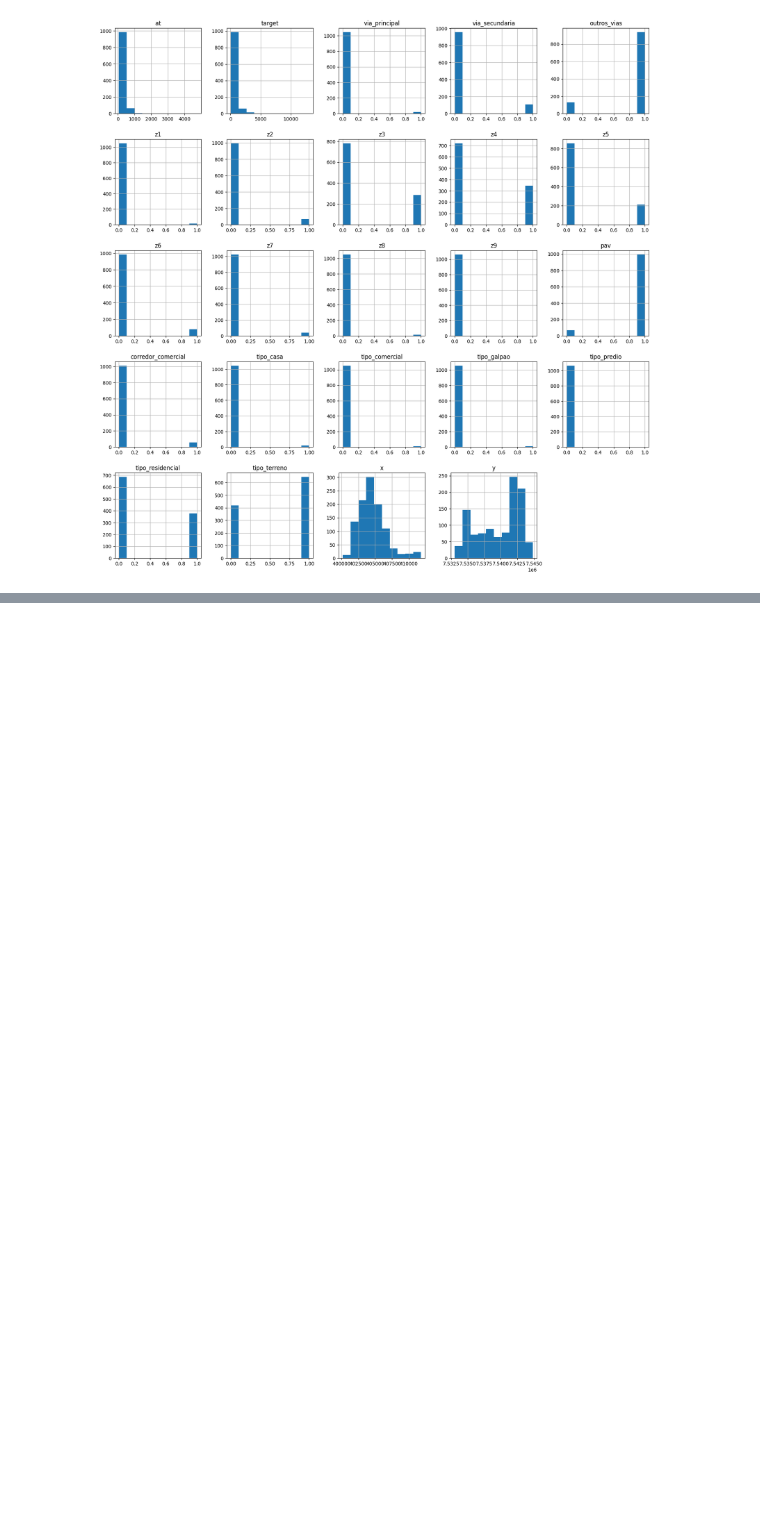
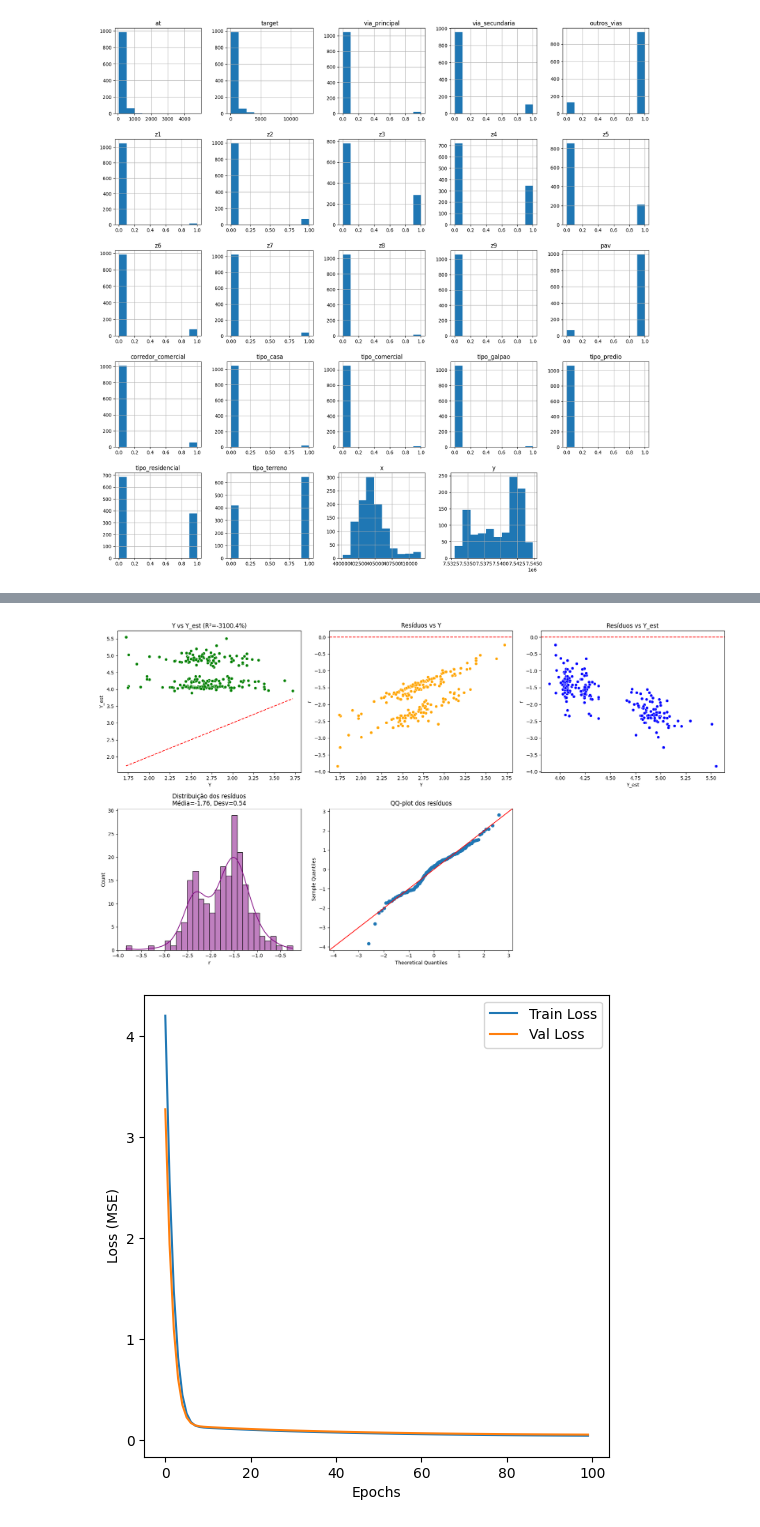
Before and after one commit to Dhonrian/pos_ifnet, a Jupyter notebook: 25E3_2/neural_network.ipynb, the cells around one changed output, grey strips where cells are left out. Saved outputs shown, nothing was run; the diff lists cells and outputs as text; code cells hidden in the pictures; blank space fills up the shorter version.

```diff
--- a/25E3_2/neural_network.ipynb
+++ b/25E3_2/neural_network.ipynb
@@ -405,0 +430,3 @@ plt.show()
+# %%
+lm_model, lm_X_val, lm_y_val = linear_model(X, y, random_seed, callbacks=[val_loss_stopping], adam_initial_lr=adam_initial_lr, adam_lr_decay=adam_lr_decay)
+lm_y_pred = lm_model['model'].predict(X_test).flatten()
@@ -405,0 +451,14 @@ plt.show()
+# %%
+plot_regression_diagnostics(lm_y_val, lm_y_pred, X_val=lm_X_val)
+history = lm_model['history']
+# plot training history
+plt.figure(figsize=(6, 6))
+plt.plot(history.history['loss'], label='Train Loss')
+plt.plot(history.history['val_loss'], label='Val Loss')
+plt.xlabel('Epochs')
+plt.ylabel('Loss (MSE)')
+plt.legend()
+plt.show()
+# %% [output]
+[figure, added]
+[figure, added]
```
Also changed, not shown: parts of 13 cells of this notebook.
